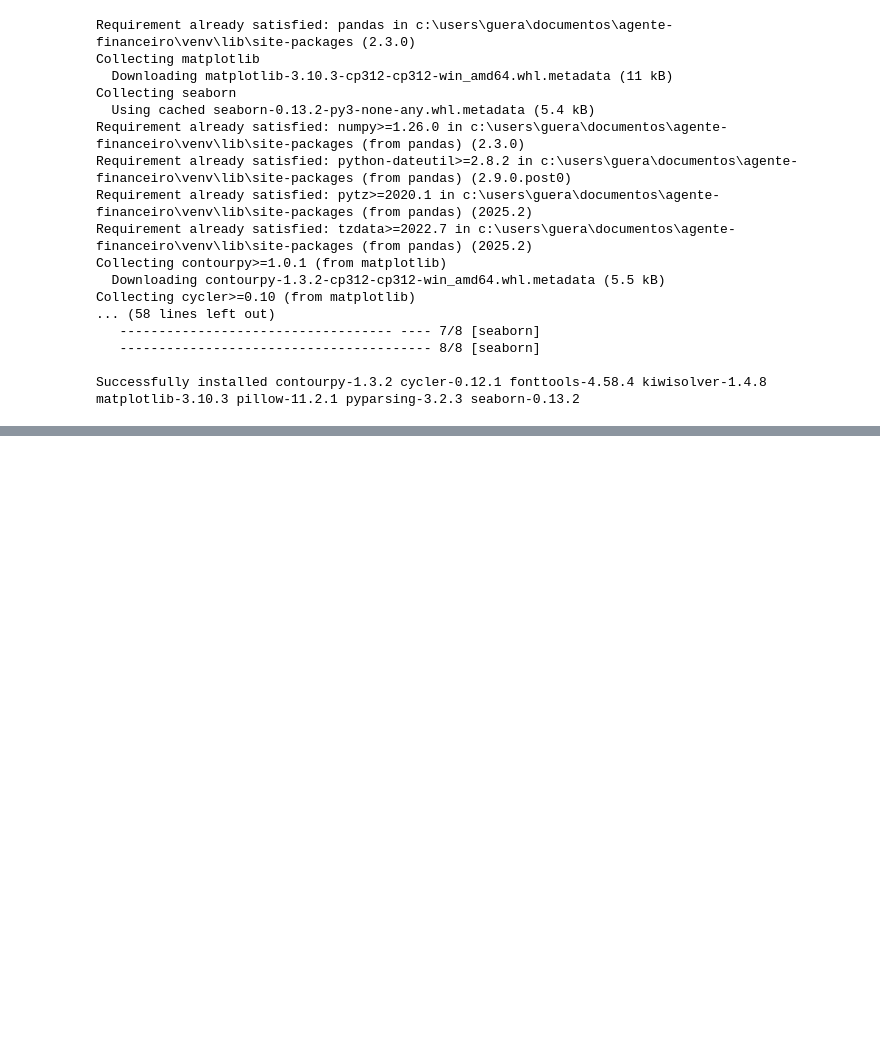
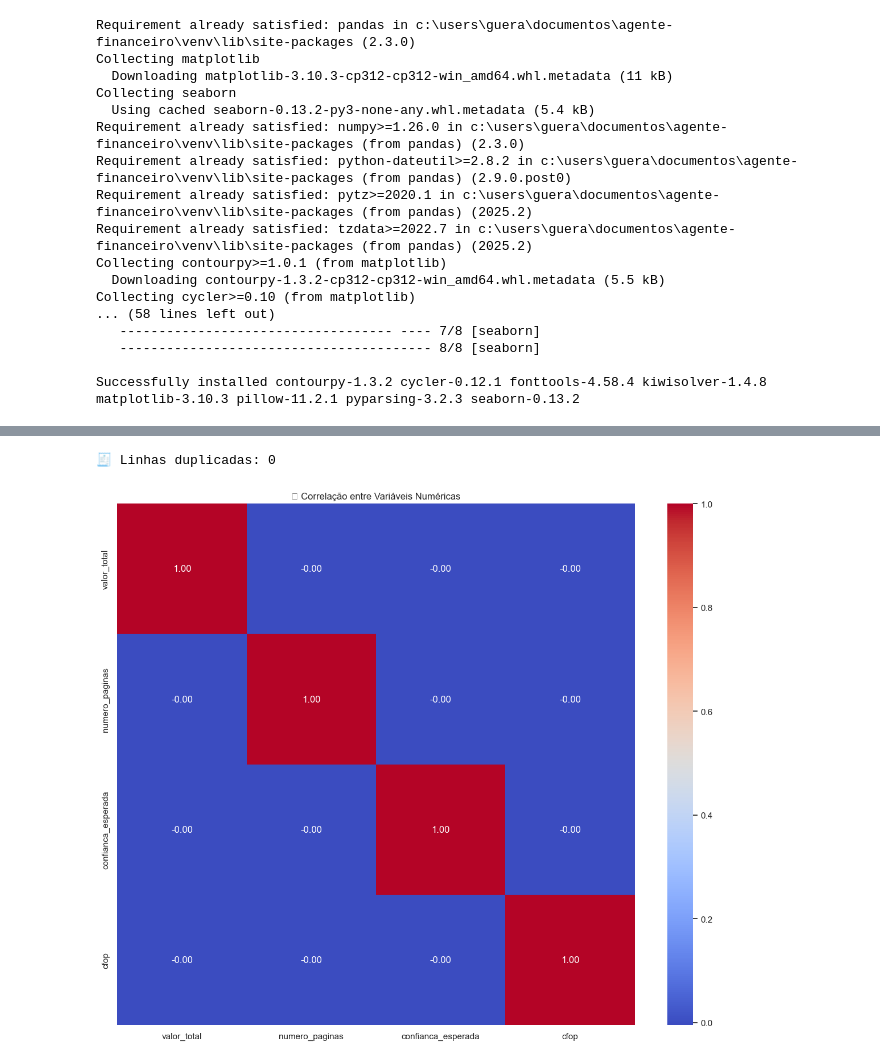
Before and after one commit to GueratoGustavo/IA_Contabilidade, a Jupyter notebook: ai_classificadora/notebooks/EDA.ipynb, the cells around one changed output, grey strips where cells are left out. Drawn from its saved outputs; the diff is of its cells as text; code cells hidden in the pictures; blank space fills up the shorter version.

```diff
--- a/ai_classificadora/notebooks/EDA.ipynb
+++ b/ai_classificadora/notebooks/EDA.ipynb
@@ -25,5 +27,9 @@ import seaborn as sns
 # %%
 %matplotlib inline
 sns.set(style="whitegrid")
+plt.rcParams["figure.figsize"] = (12, 6)
 # %%
-df = pd.read_csv("../data/processed/training_data.csv")
+caminho = "../data/processed/training_data.csv"
+df = pd.read_csv(caminho)
+print("✅ Dataset carregado:", caminho)
+print(f"📊 Total de registros: {df.shape[0]} | Total de colunas: {df.shape[1]}\n")
@@ -68,5 +53,21 @@ None
 # %%
-plt.figure(figsize=(10, 5))
-sns.heatmap(df.isnull(), cbar=False, yticklabels=False)
-plt.title("Mapa de Valores Nulos")
-plt.show()
+def anonimizar_dataframe(df):
+    df = df.copy()
+
+    # Nome e Documento
+    if "nome_emissor" in df.columns:
+        df["nome_emissor"] = ["Empresa_{:05d}".format(i) for i in range(len(df))]
+    if "numero_documento" in df.columns:
+        df["numero_documento"] = ["DOC{:06d}".format(i) for i in range(len(df))]
+
+    # CPF e CNPJ
+    for col in ["cpf_responsavel", "cnpj_emissor", "raiz_cnpj", "filial_cnpj", "dv_cnpj"]:
+        if col in df.columns:
+            df[col] = df[col].apply(lambda x: hash_anonimo(x, prefixo=col))
+
+    # Opcional: substituir ID
+    if "id" in df.columns:
+        df["id"] = [f"doc_{i:06d}" for i in range(len(df))]
+
+    return df
+df_anon = anonimizar_dataframe(df)
@@ -86,0 +141,14 @@ plt.show()
+# %%
+print(f"\n🧾 Linhas duplicadas: {df_anon.duplicated().sum()}")
+# %% [output]
+🧾 Linhas duplicadas: 0
+# %%
+num_cols = df_anon.select_dtypes(include=["float", "int"]).columns
+if len(num_cols) >= 2:
+    plt.figure(figsize=(12, 10))
+    sns.heatmap(df_anon[num_cols].corr(numeric_only=True), annot=True, fmt=".2f", cmap="coolwarm")
+    plt.title("🔗 Correlação entre Variáveis Numéricas")
+    plt.tight_layout()
+    plt.show()
+# %% [output]
+[figure, added]
```
Also changed, not shown: parts of 9 cells of this notebook, 2 other files.
